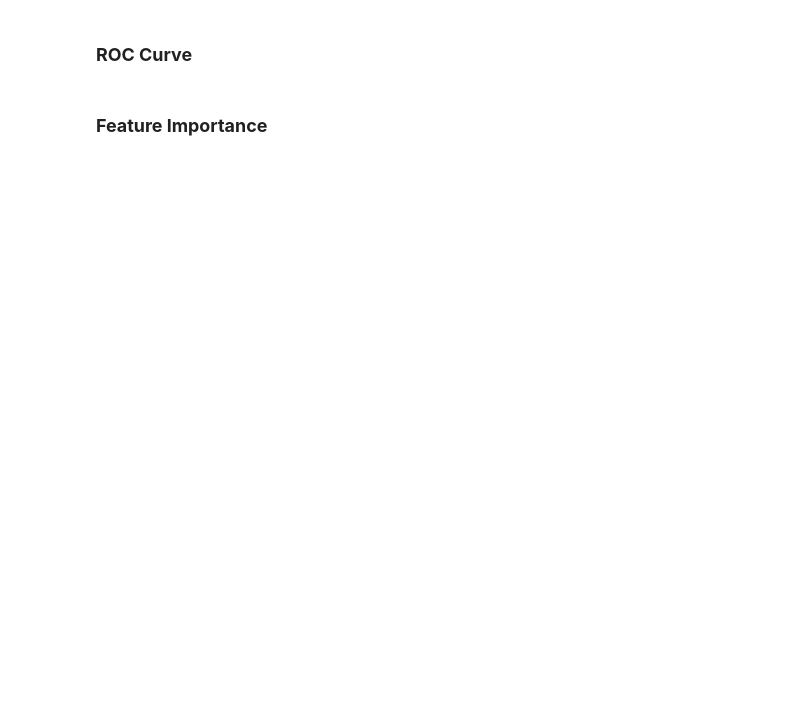
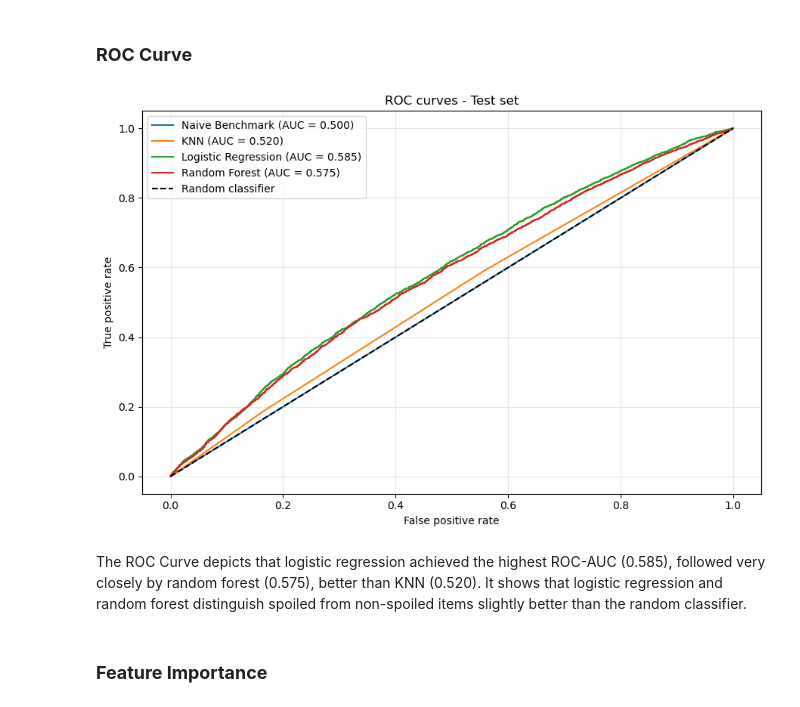
Before and after one commit to AnishaP3/Reducing-Inventory-Waste-in-Grocery-Stores, a Jupyter notebook: Notebooks/Project_Milestone_5_Final_Experiments_and_Analysis.ipynb, the cells around one changed output. Cells and saved outputs as stored; diff of their text form; code cells hidden in the pictures; blank space fills up the shorter version.

```diff
--- a/Notebooks/Project_Milestone_5_Final_Experiments_and_Analysis.ipynb
+++ b/Notebooks/Project_Milestone_5_Final_Experiments_and_Analysis.ipynb
@@ -690,4 +949,30 @@ The following table compares the Accuracy, Recall, Precision, F1 (spoiled=1), Ma
 # %% [markdown]
 ### **ROC Curve**
+# %%
+plt.figure(figsize=(9, 6))
+for name, y_scores in scores.items():
+    fpr, tpr, thresholds = roc_curve(y_test, y_scores)
+    roc_auc = auc(fpr, tpr)
+    plt.plot(fpr, tpr, label=f"{name} (AUC = {roc_auc:.3f})")
+
+# Random classifier reference line
+plt.plot(
+    [0, 1],
+    [0, 1],
+    linestyle="--",
+    color="black",
+    label="Random classifier"
+)
+plt.xlabel("False positive rate")
+plt.ylabel("True positive rate")
+plt.title("ROC curves - Test set")
+plt.legend()
+plt.grid(alpha=0.3)
+plt.tight_layout()
+plt.show()
+# %% [output]
+[figure, added]
+# %% [markdown]
+The ROC Curve depicts that logistic regression achieved the highest ROC-AUC (0.585), followed very closely by random forest (0.575), better than KNN (0.520). It shows that logistic regression and random forest distinguish spoiled from non-spoiled items slightly better than the random classifier.
 # %% [markdown]
 ### **Feature Importance**
```
Also changed, not shown: parts of 26 cells of this notebook.
